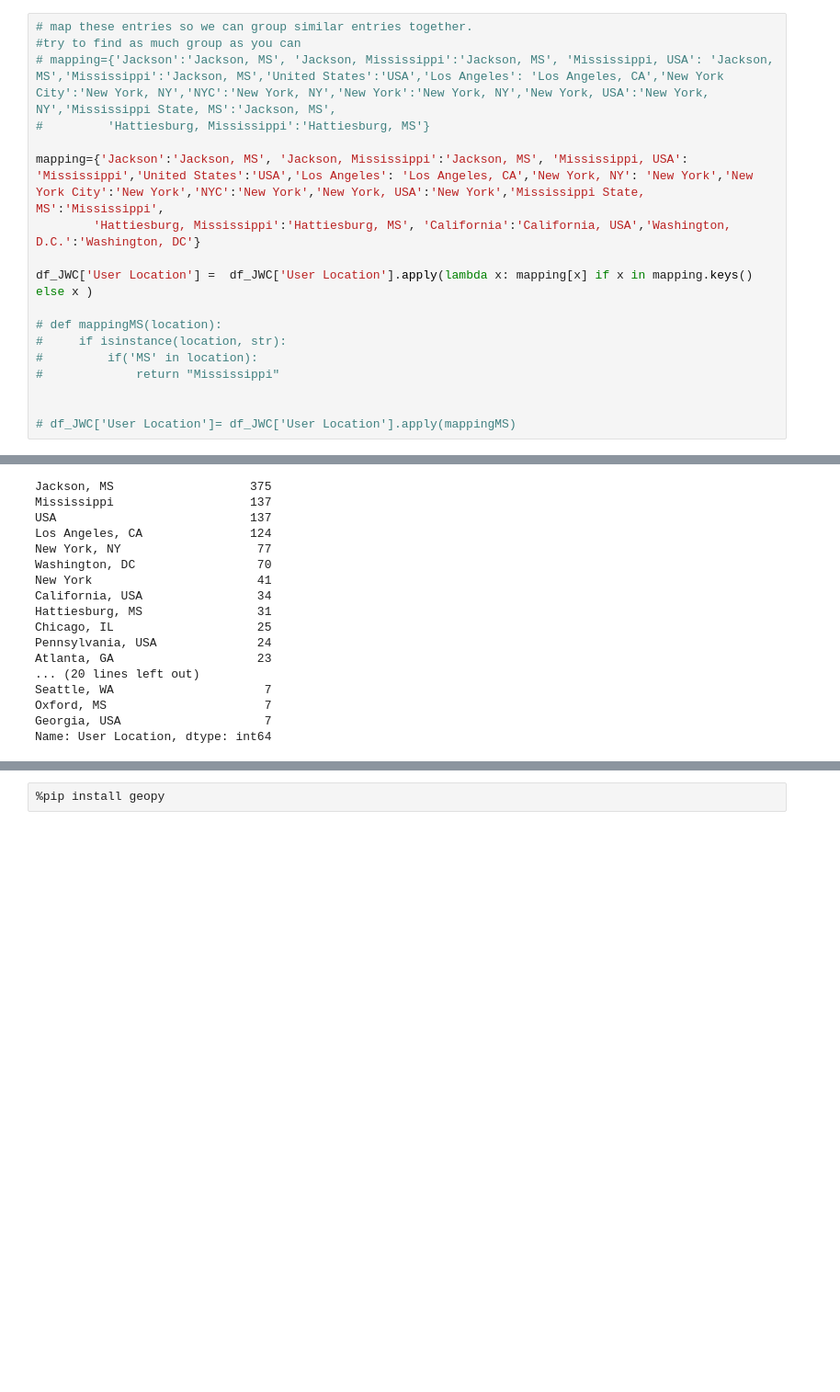
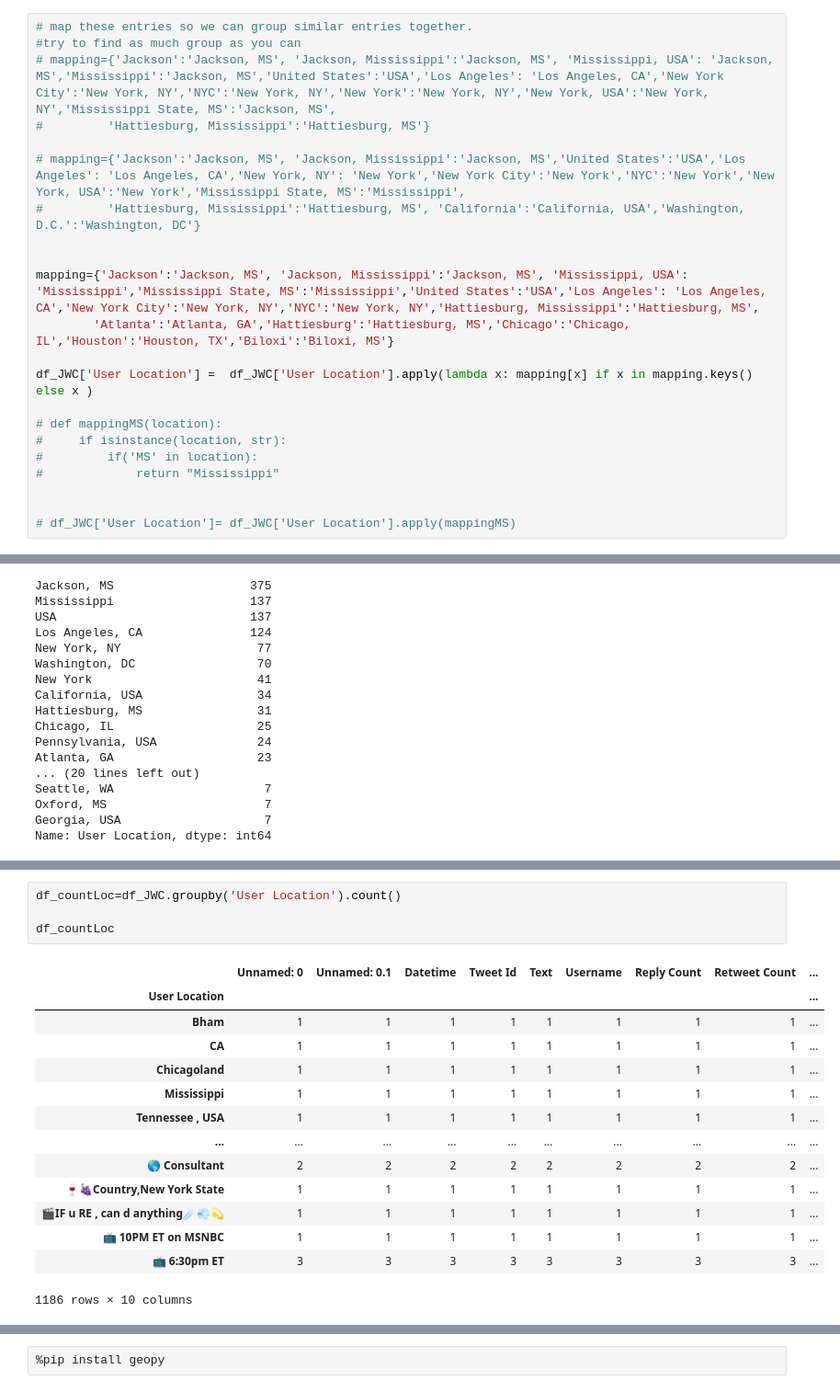
Before and after one commit to rishabhstha/JacksonWaterCrisisAnalysisML, a Jupyter notebook: tweets.ipynb, the cells around one changed output, grey strips where cells are left out. Shown at 92% size. Cells and saved outputs as stored; diff of their text form; blank space fills up the shorter version.

Commit message:
location counts

```diff
--- a/tweets.ipynb
+++ b/tweets.ipynb
@@ -704,8 +704,12 @@ Name: User Location, Length: 1185, dtype: int64
 # mapping={'Jackson':'Jackson, MS', 'Jackson, Mississippi':'Jackson, MS', 'Mississippi, USA': 'Jackson, MS','Mississippi':'Jackson, MS','United States':'USA','Los Angeles': 'Los Angeles, CA','New York City':'New York, NY','NYC':'New York, NY','New York':'New York, NY','New York, USA':'New York, NY','Mississippi State, MS':'Jackson, MS',
 #         'Hattiesburg, Mississippi':'Hattiesburg, MS'}
 
-mapping={'Jackson':'Jackson, MS', 'Jackson, Mississippi':'Jackson, MS', 'Mississippi, USA': 'Mississippi','United States':'USA','Los Angeles': 'Los Angeles, CA','New York, NY': 'New York','New York City':'New York','NYC':'New York','New York, USA':'New York','Mississippi State, MS':'Mississippi',
-        'Hattiesburg, Mississippi':'Hattiesburg, MS', 'California':'California, USA','Washington, D.C.':'Washington, DC'}
+# mapping={'Jackson':'Jackson, MS', 'Jackson, Mississippi':'Jackson, MS','United States':'USA','Los Angeles': 'Los Angeles, CA','New York, NY': 'New York','New York City':'New York','NYC':'New York','New York, USA':'New York','Mississippi State, MS':'Mississippi',
+#         'Hattiesburg, Mississippi':'Hattiesburg, MS', 'California':'California, USA','Washington, D.C.':'Washington, DC'}
+
+
+mapping={'Jackson':'Jackson, MS', 'Jackson, Mississippi':'Jackson, MS', 'Mississippi, USA': 'Mississippi','Mississippi State, MS':'Mississippi','United States':'USA','Los Angeles': 'Los Angeles, CA','New York City':'New York, NY','NYC':'New York, NY','Hattiesburg, Mississippi':'Hattiesburg, MS',
+        'Atlanta':'Atlanta, GA','Hattiesburg':'Hattiesburg, MS','Chicago':'Chicago, IL','Houston':'Houston, TX','Biloxi':'Biloxi, MS'}
 
 df_JWC['User Location'] =  df_JWC['User Location'].apply(lambda x: mapping[x] if x in mapping.keys() else x )
 
@@ -772,0 +765,19 @@ AttributeError: 'str' object has no attribute 'raw'
+# %%
+df_countLoc=df_JWC.groupby('User Location').count()
+
+df_countLoc
+# %% [output]
+|  | Unnamed: 0 | Unnamed: 0.1 | Datetime | Tweet Id | Text | Username | Reply Count | Retweet Count | ... |
+| User Location |  |  |  |  |  |  |  |  | ... |
+| Bham | 1 | 1 | 1 | 1 | 1 | 1 | 1 | 1 | ... |
+| CA | 1 | 1 | 1 | 1 | 1 | 1 | 1 | 1 | ... |
+| Chicagoland | 1 | 1 | 1 | 1 | 1 | 1 | 1 | 1 | ... |
+| Mississippi | 1 | 1 | 1 | 1 | 1 | 1 | 1 | 1 | ... |
+| Tennessee , USA | 1 | 1 | 1 | 1 | 1 | 1 | 1 | 1 | ... |
+| ... | ... | ... | ... | ... | ... | ... | ... | ... | ... |
+| 🌎 Consultant | 2 | 2 | 2 | 2 | 2 | 2 | 2 | 2 | ... |
+| 🍷🍇Country,New York State | 1 | 1 | 1 | 1 | 1 | 1 | 1 | 1 | ... |
+| 🎬IF u RE , can d anything☄️💨💫 | 1 | 1 | 1 | 1 | 1 | 1 | 1 | 1 | ... |
+| 📺 10PM ET on MSNBC | 1 | 1 | 1 | 1 | 1 | 1 | 1 | 1 | ... |
+| 📺 6:30pm ET | 3 | 3 | 3 | 3 | 3 | 3 | 3 | 3 | ... |
+1186 rows × 10 columns
```
Also changed, not shown: parts of 9 cells of this notebook, 1 other file.
